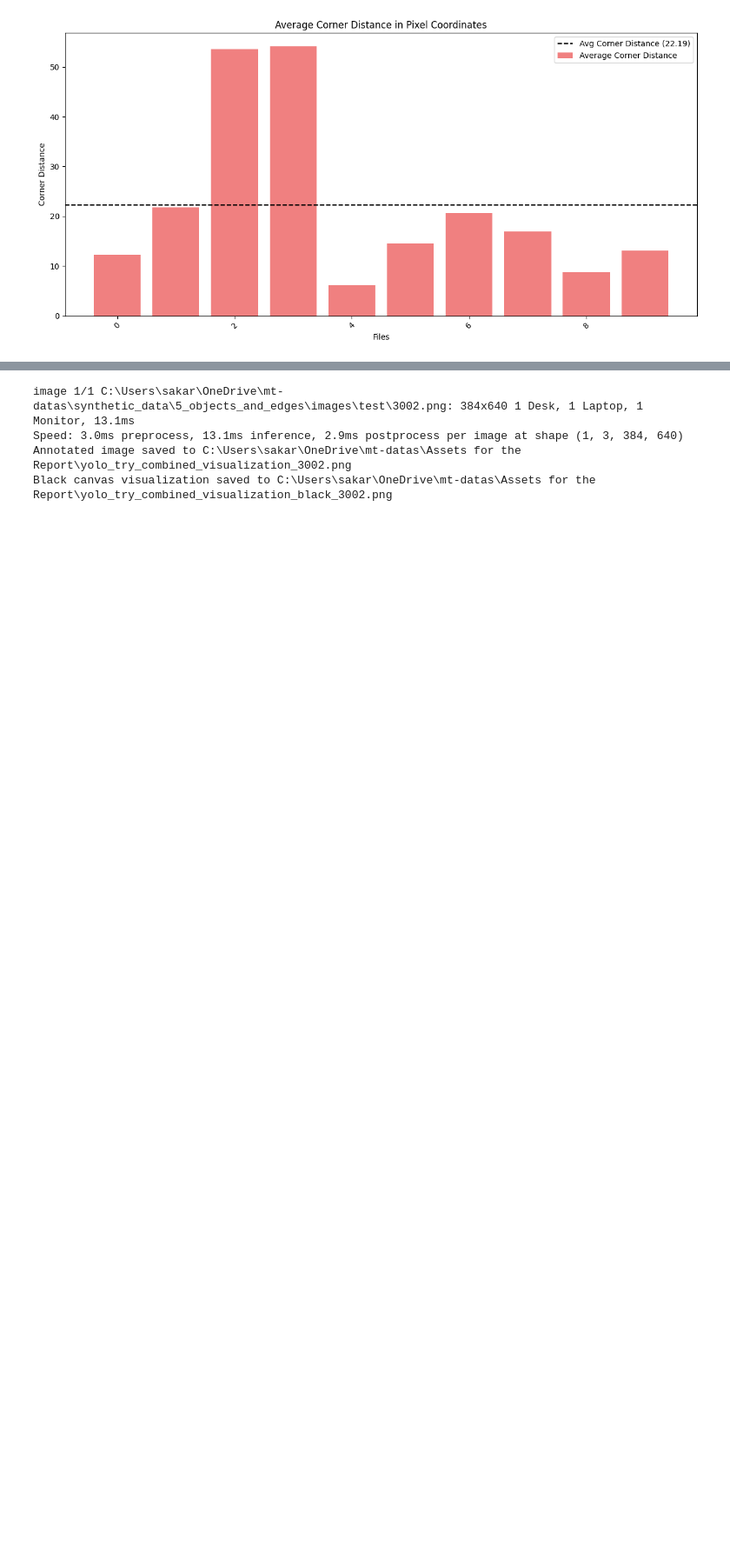
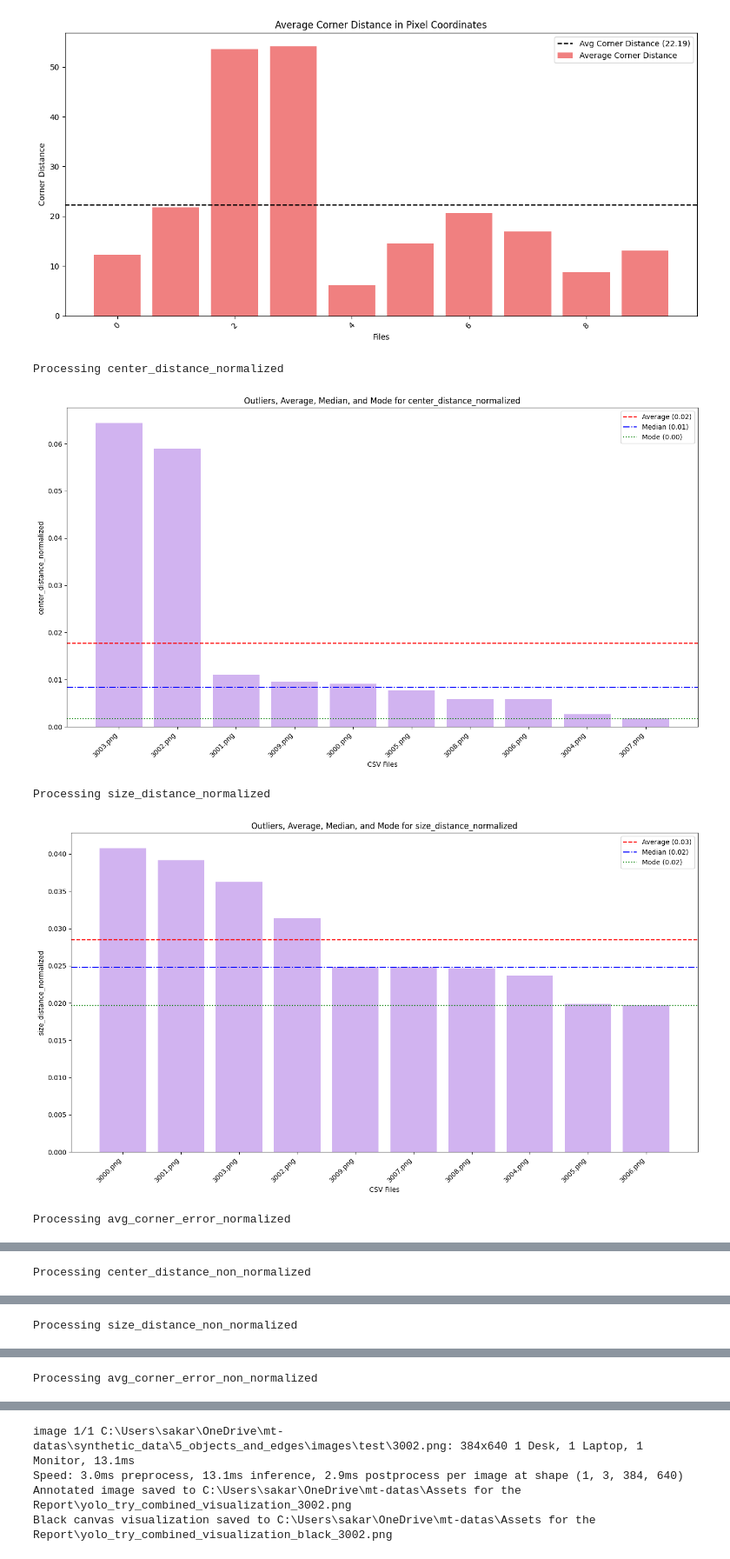
Before and after one commit to sarpermelikertekin/mt-3d-environments-from-video, a Jupyter notebook: YOLOv8/yolo.ipynb, the cells around one changed output, grey strips where cells are left out. Shown at 87% size. Drawn from its saved outputs; the diff is of its cells as text; code cells hidden in the pictures; blank space fills up the shorter version.

Commit message:
Statistics added to the YOLO and SYE

```diff
--- a/YOLOv8/yolo.ipynb
+++ b/YOLOv8/yolo.ipynb
@@ -316,3 +316,80 @@ generate_bar_plots(results)
 [figure]
 [figure]
 [figure]
+# %%
+import matplotlib.pyplot as plt
+import pandas as pd
+import numpy as np
+
+# Convert results to a DataFrame for analysis
+def process_data(results, metric):
+    data = []
+    for file_result in results:
+        file_name = file_result["file"]
+        avg_metric_value = np.mean([
+            obj.get(metric, 0) for obj in file_result["objects"]
+        ]) if file_result["objects"] else 0
+        data.append({"File": file_name, metric: avg_metric_value})
+    return pd.DataFrame(data)
+
+# Function to identify outliers, average, median, and mode
+def identify_statistics_euc(df, metric):
+    top_10_highest = df.nlargest(10, metric)
+    top_10_lowest = df.nsmallest(10, metric)
+    median_value = df[metric].median()
+    avg_value = df[metric].mean()
+    mode_value = df[metric].mode().iloc[0] if not df[metric].mode().empty else None
+    return top_10_highest, top_10_lowest, avg_value, median_value, mode_value
+
+# Visualization for metrics
+def visualize_statistics_euc(top_10_high, top_10_low, metric, avg_value, median_value, mode_value):
+    combined = pd.concat([top_10_high, top_10_low])
+    labels = combined["File"]
+    values = combined[metric]
+
+    colors = (
+        ['#8fd3d1'] * len(top_10_high) +  # Light teal for highest
+        ['#d1b3f0'] * len(top_10_low)    # Light purple for lowest
+    )
+
+    plt.figure(figsize=(14, 8))
+    bars = plt.bar(labels, values, color=colors)
+
+    # Plot average, median, and mode
+    plt.axhline(avg_value, color='red', linestyle='--', linewidth=1.5, label=f'Average ({avg_value:.2f})')
+    plt.axhline(median_value, color='blue', linestyle='-.', linewidth=1.5, label=f'Median ({median_value:.2f})')
+    if mode_value is not None:
+        plt.axhline(mode_value, color='green', linestyle=':', linewidth=1.5, label=f'Mode ({mode_value:.2f})')
+
+    plt.xlabel("CSV Files")
+    plt.ylabel(metric)
+    plt.title(f"Outliers, Average, Median, and Mode for {metric}")
+    plt.xticks(rotation=45, ha="right")
+    plt.tight_layout()
+
+    # Save the plot
+    plt.savefig(f"{save_dir}\\yolo_{dataset}_{metric.lower()}_statistics.png", dpi=300)
+    plt.legend()
+    plt.show()
+
+# Process and visualize each metric
+metrics = [
+    "center_distance_normalized",
+    "size_distance_normalized",
+    "avg_corner_error_normalized",
+    "center_distance_non_normalized",
+    "size_distance_non_normalized",
+    "avg_corner_error_non_normalized"
+]
+
+for metric in metrics:
+    print(f"Processing {metric}")
+    df = process_data(results, metric)
+    top_10_high, top_10_low, avg_value, median_value, mode_value = identify_statistics_euc(df, metric)
+    visualize_statistics_euc(top_10_high, top_10_low, metric, avg_value, median_value, mode_value)
+# %% [output]
+Processing center_distance_normalized
+[figure, added]
+Processing size_distance_normalized
+[figure, added]
+Processing avg_corner_error_normalized
@@ -318,0 +397 @@ generate_bar_plots(results)
+Processing center_distance_non_normalized
@@ -318,0 +399 @@ generate_bar_plots(results)
+Processing size_distance_non_normalized
@@ -318,0 +401 @@ generate_bar_plots(results)
+Processing avg_corner_error_non_normalized
```
Also changed, not shown: parts of 8 cells of this notebook, 1 other file.
